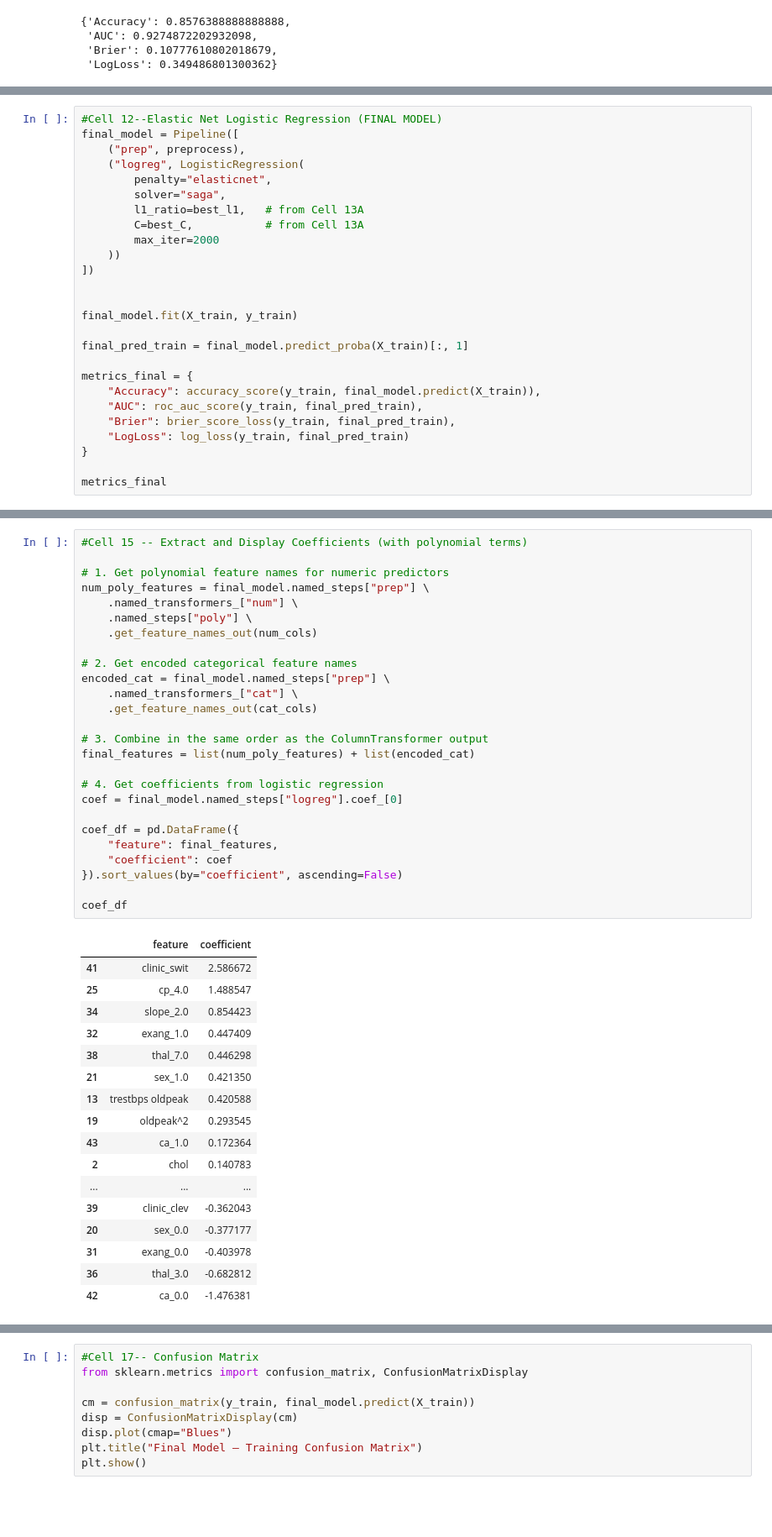
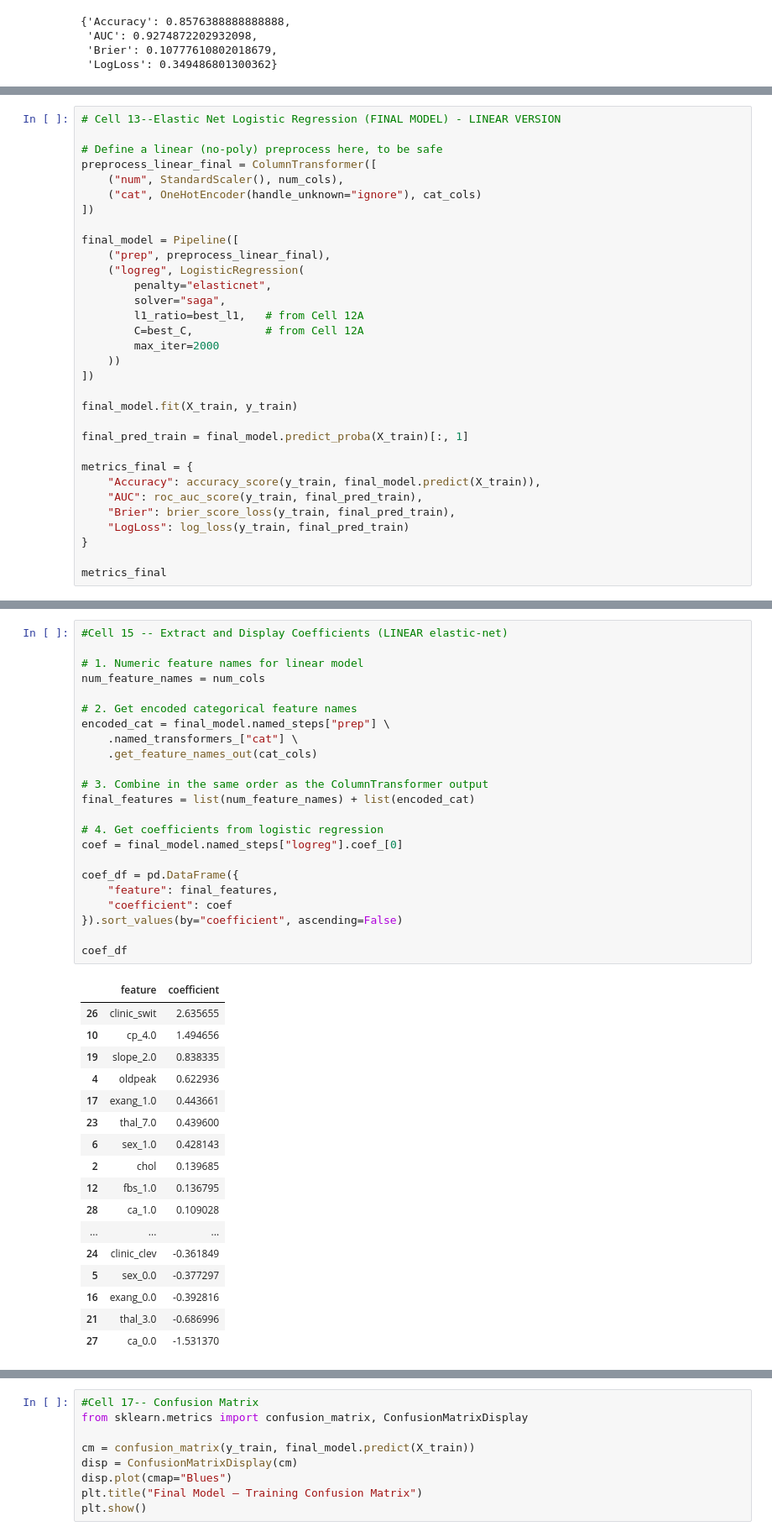
Before and after one commit to codylewis1286-spec/AI-5615-Homework, a Jupyter notebook: FinalProjectWeek8v1.2.ipynb, the cells around one changed output, grey strips where cells are left out. Shown: that part at 84% size. Cells and saved outputs as stored; diff of their text form; blank space fills up the shorter version.

```diff
--- a/FinalProjectWeek8v1.2.ipynb
+++ b/FinalProjectWeek8v1.2.ipynb
@@ -362,18 +386,24 @@ Best CV log-loss: 0.3607370979936624
 Best l1_ratio: 0.9
 Best C: 0.43287612810830617
 # %%
-#Cell 12--Elastic Net Logistic Regression (FINAL MODEL)
+# Cell 13--Elastic Net Logistic Regression (FINAL MODEL) - LINEAR VERSION
+
+# Define a linear (no-poly) preprocess here, to be safe
+preprocess_linear_final = ColumnTransformer([
+    ("num", StandardScaler(), num_cols),
+    ("cat", OneHotEncoder(handle_unknown="ignore"), cat_cols)
+])
+
 final_model = Pipeline([
-    ("prep", preprocess),
+    ("prep", preprocess_linear_final),
     ("logreg", LogisticRegression(
         penalty="elasticnet",
         solver="saga",
-        l1_ratio=best_l1,   # from Cell 13A
-        C=best_C,           # from Cell 13A
+        l1_ratio=best_l1,   # from Cell 12A
+        C=best_C,           # from Cell 12A
         max_iter=2000
     ))
 ])
-
 
 final_model.fit(X_train, y_train)
 
@@ -470,47 +494,44 @@ pred_df.head()
 # %%
-#Cell 15 -- Extract and Display Coefficients (with polynomial terms)
+#Cell 15 -- Extract and Display Coefficients (LINEAR elastic-net)
 
-# 1. Get polynomial feature names for numeric predictors
-num_poly_features = final_model.named_steps["prep"] \
-    .named_transformers_["num"] \
-    .named_steps["poly"] \
-    .get_feature_names_out(num_cols)
+# 1. Numeric feature names for linear model
+num_feature_names = num_cols
 
 # 2. Get encoded categorical feature names
 encoded_cat = final_model.named_steps["prep"] \
     .named_transformers_["cat"] \
     .get_feature_names_out(cat_cols)
 
 # 3. Combine in the same order as the ColumnTransformer output
-final_features = list(num_poly_features) + list(encoded_cat)
+final_features = list(num_feature_names) + list(encoded_cat)
 
 # 4. Get coefficients from logistic regression
 coef = final_model.named_steps["logreg"].coef_[0]
 
 coef_df = pd.DataFrame({
     "feature": final_features,
     "coefficient": coef
 }).sort_values(by="coefficient", ascending=False)
 
 coef_df
 # %% [output]
 |  | feature | coefficient |
-| 41 | clinic_swit | 2.586672 |
-| 25 | cp_4.0 | 1.488547 |
-| 34 | slope_2.0 | 0.854423 |
-| 32 | exang_1.0 | 0.447409 |
-| 38 | thal_7.0 | 0.446298 |
-| 21 | sex_1.0 | 0.421350 |
-| 13 | trestbps oldpeak | 0.420588 |
-| 19 | oldpeak^2 | 0.293545 |
-| 43 | ca_1.0 | 0.172364 |
-| 2 | chol | 0.140783 |
+| 26 | clinic_swit | 2.635655 |
+| 10 | cp_4.0 | 1.494656 |
+| 19 | slope_2.0 | 0.838335 |
+| 4 | oldpeak | 0.622936 |
+| 17 | exang_1.0 | 0.443661 |
+| 23 | thal_7.0 | 0.439600 |
+| 6 | sex_1.0 | 0.428143 |
+| 2 | chol | 0.139685 |
+| 12 | fbs_1.0 | 0.136795 |
+| 28 | ca_1.0 | 0.109028 |
 | ... | ... | ... |
-| 39 | clinic_clev | -0.362043 |
-| 20 | sex_0.0 | -0.377177 |
-| 31 | exang_0.0 | -0.403978 |
-| 36 | thal_3.0 | -0.682812 |
-| 42 | ca_0.0 | -1.476381 |
+| 24 | clinic_clev | -0.361849 |
+| 5 | sex_0.0 | -0.377297 |
+| 16 | exang_0.0 | -0.392816 |
+| 21 | thal_3.0 | -0.686996 |
+| 27 | ca_0.0 | -1.531370 |
 # %%
 #Cell 16-- ROC Curve for Final Model
 
```
Also changed, not shown: parts of 12 cells of this notebook.
